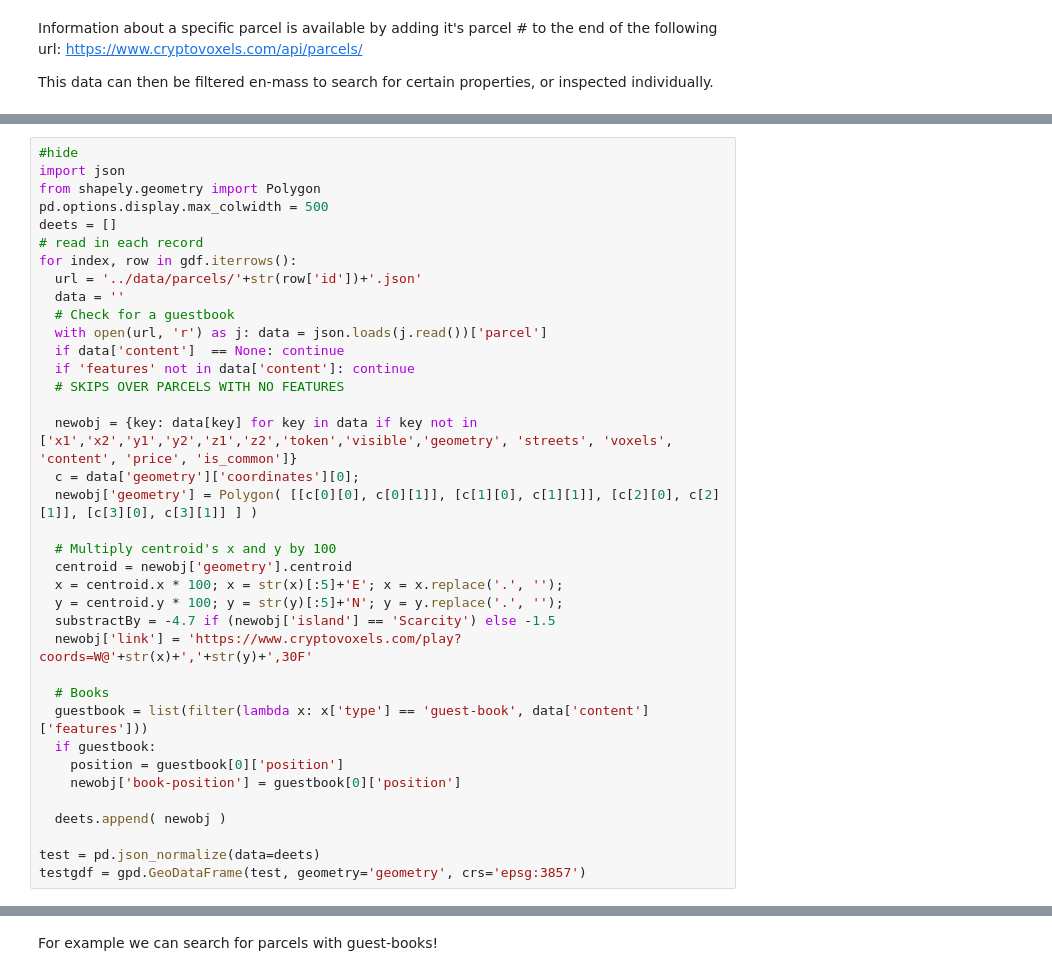
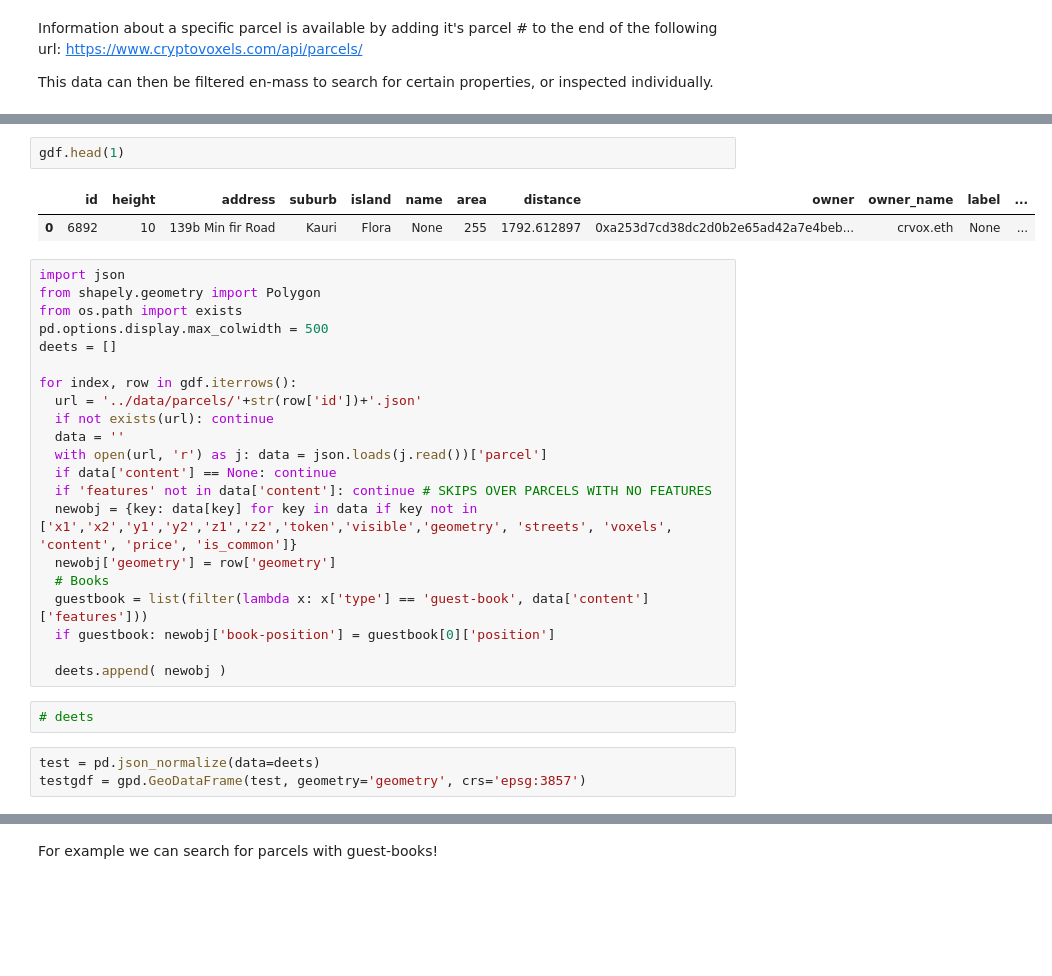
Before and after one commit to 3Diot/3Diot.github.io, a Jupyter notebook: blog/notebooks/002_Parcels.ipynb, the cells around one changed output, grey strips where cells are left out. Drawn from its saved outputs; the diff is of its cells as text; blank space fills up the shorter version.

```diff
--- a/blog/notebooks/002_Parcels.ipynb
+++ b/blog/notebooks/002_Parcels.ipynb
@@ -146,37 +180,31 @@ for index, row in df.tail(200).iterrows():
+# %%
+gdf.head(1)
+# %% [output]
+|  | id | height | address | suburb | island | name | area | distance | owner | owner_name | label | ... |
+| 0 | 6892 | 10 | 139b Min fir Road | Kauri | Flora | None | 255 | 1792.612897 | 0xa253d7cd38dc2d0b2e65ad42a7e4beb... | crvox.eth | None | ... |
 # %%
-#hide
 import json
 from shapely.geometry import Polygon
+from os.path import exists
 pd.options.display.max_colwidth = 500
 deets = []
-# read in each record
+
 for index, row in gdf.iterrows():
   url = '../data/parcels/'+str(row['id'])+'.json'
+  if not exists(url): continue
   data = ''
-  # Check for a guestbook
   with open(url, 'r') as j: data = json.loads(j.read())['parcel']
-  if data['content']  == None: continue
-  if 'features' not in data['content']: continue
-  # SKIPS OVER PARCELS WITH NO FEATURES
-
+  if data['content'] == None: continue
+  if 'features' not in data['content']: continue # SKIPS OVER PARCELS WITH NO FEATURES
   newobj = {key: data[key] for key in data if key not in ['x1','x2','y1','y2','z1','z2','token','visible','geometry', 'streets', 'voxels', 'content', 'price', 'is_common']}
-  c = data['geometry']['coordinates'][0];
-  newobj['geometry'] = Polygon( [[c[0][0], c[0][1]], [c[1][0], c[1][1]], [c[2][0], c[2][1]], [c[3][0], c[3][1]] ] )
-
-  # Multiply centroid's x and y by 100
-  centroid = newobj['geometry'].centroid
-  x = centroid.x * 100; x = str(x)[:5]+'E'; x = x.replace('.', '');
-  y = centroid.y * 100; y = str(y)[:5]+'N'; y = y.replace('.', '');
-  substractBy = -4.7 if (newobj['island'] == 'Scarcity') else -1.5
-  newobj['link'] = 'https://www.cryptovoxels.com/play?coords=W@'+str(x)+','+str(y)+',30F'
-
+  newobj['geometry'] = row['geometry']
   # Books
   guestbook = list(filter(lambda x: x['type'] == 'guest-book', data['content']['features']))
-  if guestbook:
-    position = guestbook[0]['position']
-    newobj['book-position'] = guestbook[0]['position']
+  if guestbook: newobj['book-position'] = guestbook[0]['position']
 
   deets.append( newobj )
-
-test = pd.json_normalize(data=deets)
-testgdf = gpd.GeoDataFrame(test, geometry='geometry', crs='epsg:3857')
+# %%
+# deets
+# %%
+test = pd.json_normalize(data=deets)
+testgdf = gpd.GeoDataFrame(test, geometry='geometry', crs='epsg:3857')
```
Also changed, not shown: parts of 19 cells of this notebook, 3 other files.
